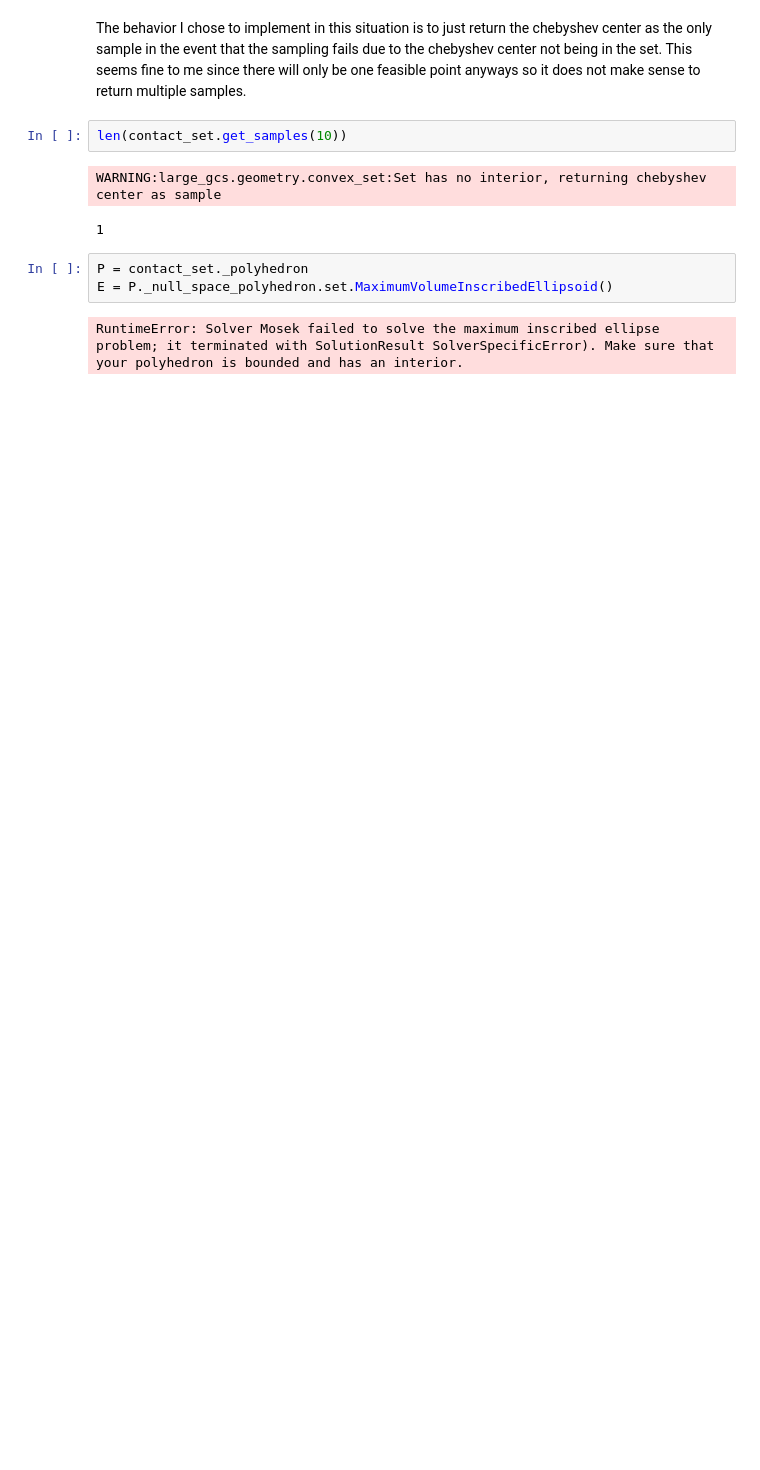
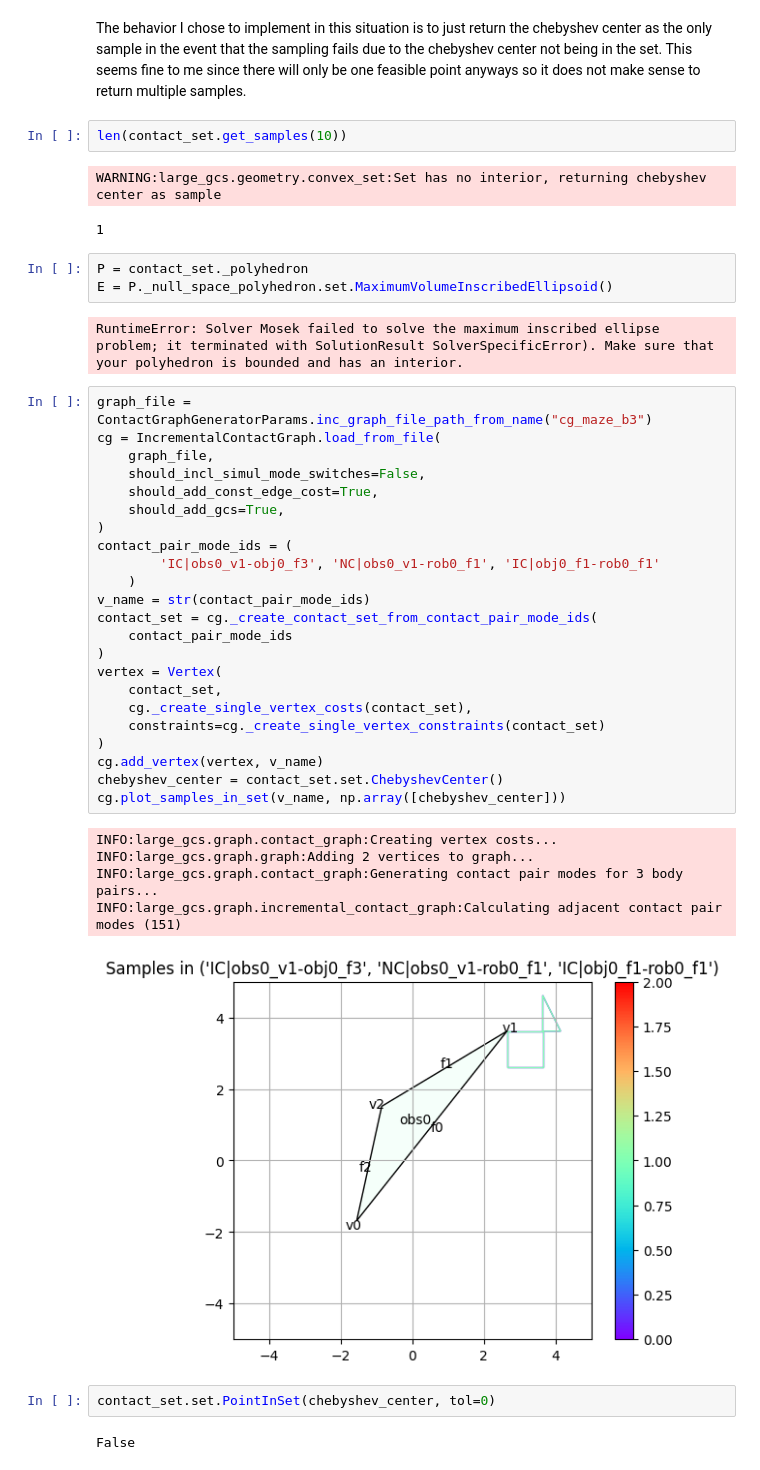
Before and after one commit to shaoyuancc/large_gcs, a Jupyter notebook: explorations/sampling_measure_zero_polyhedra.ipynb, the cells around one changed output. Cells and saved outputs as stored; diff of their text form; blank space fills up the shorter version.

```diff
--- a/explorations/sampling_measure_zero_polyhedra.ipynb
+++ b/explorations/sampling_measure_zero_polyhedra.ipynb
@@ -380,3 +380,36 @@ P = contact_set._polyhedron
 E = P._null_space_polyhedron.set.MaximumVolumeInscribedEllipsoid()
 # %% [output]
 RuntimeError: Solver Mosek failed to solve the maximum inscribed ellipse problem; it terminated with SolutionResult SolverSpecificError). Make sure that your polyhedron is bounded and has an interior.
+# %%
+graph_file = ContactGraphGeneratorParams.inc_graph_file_path_from_name("cg_maze_b3")
+cg = IncrementalContactGraph.load_from_file(
+    graph_file,
+    should_incl_simul_mode_switches=False,
+    should_add_const_edge_cost=True,
+    should_add_gcs=True,
+)
+contact_pair_mode_ids = (
+        'IC|obs0_v1-obj0_f3', 'NC|obs0_v1-rob0_f1', 'IC|obj0_f1-rob0_f1'
+    )
+v_name = str(contact_pair_mode_ids)
+contact_set = cg._create_contact_set_from_contact_pair_mode_ids(
+    contact_pair_mode_ids
+)
+vertex = Vertex(
+    contact_set,
+    cg._create_single_vertex_costs(contact_set),
+    constraints=cg._create_single_vertex_constraints(contact_set)
+)
+cg.add_vertex(vertex, v_name)
+chebyshev_center = contact_set.set.ChebyshevCenter()
+cg.plot_samples_in_set(v_name, np.array([chebyshev_center]))
+# %% [output]
+INFO:large_gcs.graph.contact_graph:Creating vertex costs...
+INFO:large_gcs.graph.graph:Adding 2 vertices to graph...
+INFO:large_gcs.graph.contact_graph:Generating contact pair modes for 3 body pairs...
+INFO:large_gcs.graph.incremental_contact_graph:Calculating adjacent contact pair modes (151)
+[figure, added]
+# %%
+contact_set.set.PointInSet(chebyshev_center, tol=0)
+# %% [output]
+False
```
Also changed, not shown: parts of 4 cells of this notebook, 5 other files.
